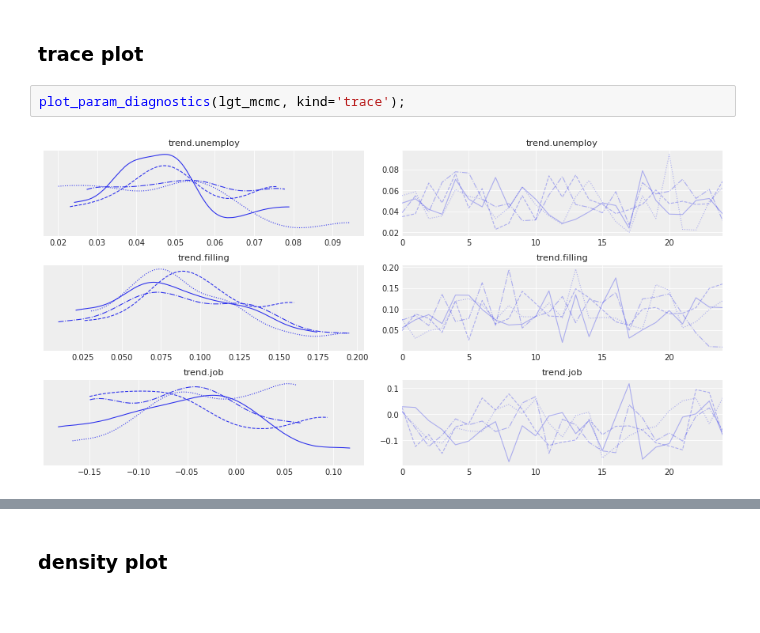
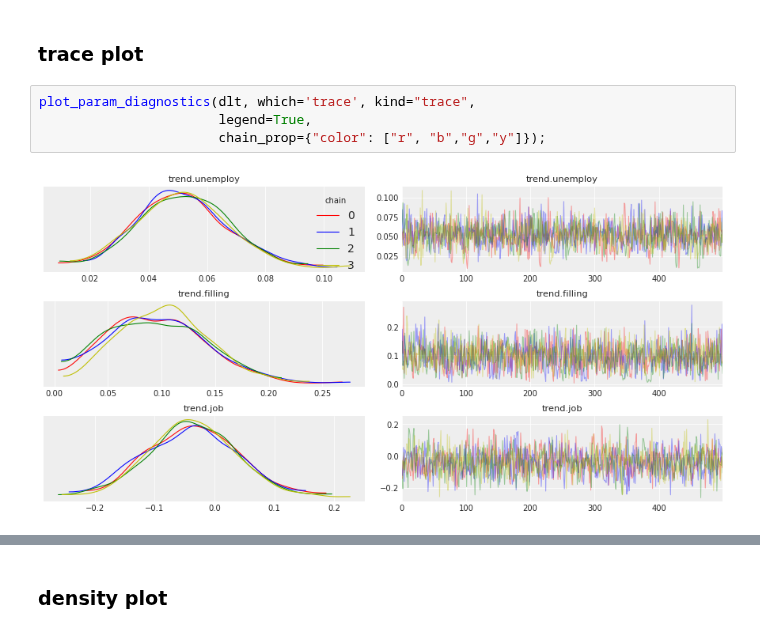
Before and after one commit to uber/orbit, a Jupyter notebook: examples/mcmc_diagnostic_arviz.ipynb, the cells around one changed output, grey strips where cells are left out. Saved outputs shown, nothing was run; the diff lists cells and outputs as text.

```diff
--- a/examples/mcmc_diagnostic_arviz.ipynb
+++ b/examples/mcmc_diagnostic_arviz.ipynb
@@ -63,7 +69,9 @@ lgt_mcmc.fit(df=train_df)
 ## Posterior Diagnostic Viz
 # %% [markdown]
 ### trace plot
-# %%
-plot_param_diagnostics(lgt_mcmc, kind='trace');
-# %% [output]
-[figure, removed]
+# %%
+plot_param_diagnostics(dlt, which='trace', kind="trace",
+                       legend=True,
+                       chain_prop={"color": ["r", "b","g","y"]});
+# %% [output]
+[figure, added]
```
Also changed, not shown: parts of 10 cells of this notebook.
